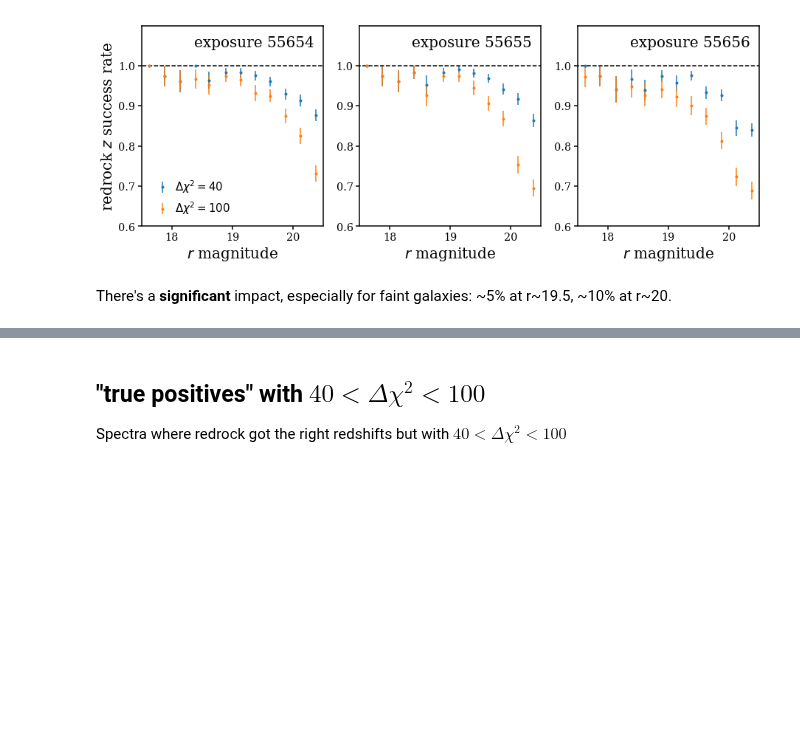
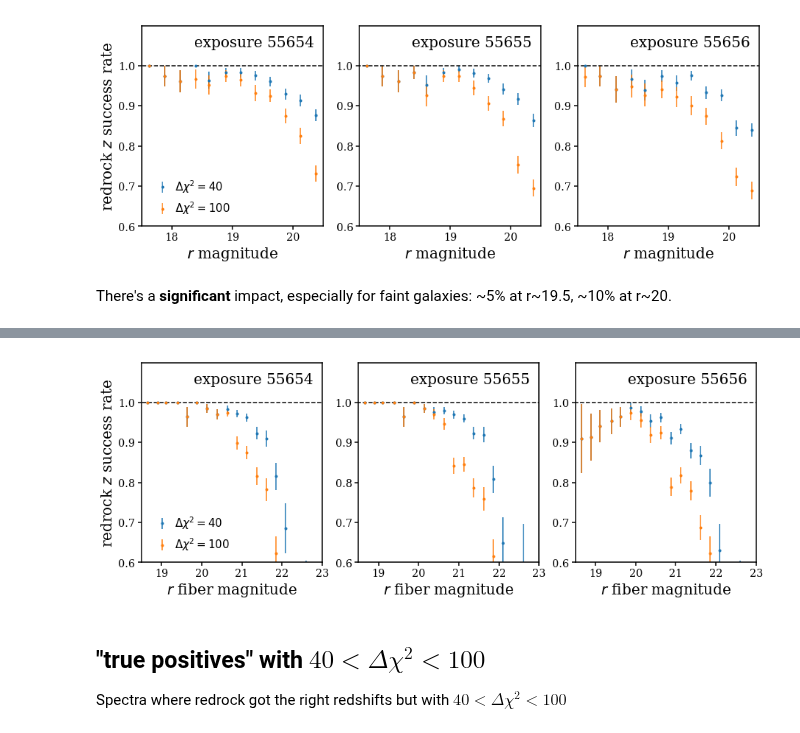
Before and after one commit to desi-bgs/feasiBGS, a Jupyter notebook: notebook/cmx/cmx_dchi2.ipynb, the cells around one changed output, grey strips where cells are left out. Saved outputs shown, nothing was run; the diff lists cells and outputs as text; code cells hidden in the pictures; blank space fills up the shorter version.

Commit message:
z success w.r.t. fiber magnitude' for different dchi2 threshold

```diff
--- a/notebook/cmx/cmx_dchi2.ipynb
+++ b/notebook/cmx/cmx_dchi2.ipynb
@@ -214,3 +214,90 @@ for i_exp, expid in enumerate(expids):
 [figure]
 # %% [markdown]
 There's a **significant** impact, especially for faint galaxies: ~5% at r~19.5, ~10% at r~20.
+# %%
+fig = plt.figure(figsize=(15,5))
+
+
+expids = np.unique([int(fcoadd.split('-')[-1].replace('.fits', '')) for fcoadd in glob.glob(os.path.join(dir_coadd, 'coadd-66003-20200315-*.fits'))])
+for i_exp, expid in enumerate(expids):
+    print('--- %i ---' % expid)
+    petals = np.unique([int(fcoadd.split('-')[-2]) for fcoadd in glob.glob(os.path.join(dir_coadd, 'coadd-66003-20200315-*%i.fits' % expid))])
+
+    # compile coadds from the petals
+    n_bgs = 0
+    ids, fluxes, rmags, rfibs, z_rrs, zwarns, chi2s, dchi2s = [], [], [], [], [], [], [], []
+    for petal in petals:
+        # read coadd file
+        f_coadd = os.path.join(dir_coadd, 'coadd-66003-20200315-%i-%s.fits' % (petal, str(expid).zfill(8)))
+        coadd = fitsio.read(f_coadd)
+
+        coadd_wave = fitsio.read(f_coadd, ext=2)
+        coadd_flux = fitsio.read(f_coadd, ext=3)
+
+        # read zbest files
+        f_zbest = f_coadd.replace('coadd-', 'zbest-')
+        zbest = fitsio.read(f_zbest)
+
+        # only keep BGS targets
+        is_BGS  = (coadd['CMX_TARGET'] & cmx_targetmask.cmx_mask.mask('SV0_BGS')) != 0
+        # remove galaxies with no flux...
+        gal_cut = np.ones(len(coadd['CMX_TARGET'])).astype(bool)#is_BGS & (np.sum(coadd_flux, axis=1) != 0)
+        n_bgs += np.sum(gal_cut)
+
+        fluxes.append(coadd_flux[gal_cut,:])
+
+        ids.append(coadd['TARGETID'][gal_cut])
+
+        rmags.append(22.5 - 2.5 * np.log10(coadd['FLUX_R'][gal_cut]))
+        rfibs.append(22.5 - 2.5 * np.log10(coadd['FIBERFLUX_R'][gal_cut]))
+
+        z_rrs.append(zbest['Z'][gal_cut])
+        zwarns.append(zbest['ZWARN'][gal_cut])
+
+        chi2s.append(zbest['CHI2'][gal_cut])
+        dchi2s.append(zbest['DELTACHI2'][gal_cut])
+
+    ids = np.concatenate(ids)
+
+    # match VI targets to coadd targets
+    _, m_vi, _m_coadd = np.intersect1d(vi_id, ids, return_indices=True)
+    isort = np.argsort(m_vi)
+    m_coadd = _m_coadd[isort]
+    assert np.array_equal(m_vi[isort], np.arange(len(vi_id)))
+    print('  %i of %i BGS targets have matches to VI' % (len(m_vi), n_bgs))
+    assert np.array_equal(vi_id, ids[m_coadd])
+
+    fluxes = np.concatenate(fluxes, axis=0)[m_coadd]
+    rmags = np.concatenate(rmags)[m_coadd]
+    rfibs = np.concatenate(rfibs)[m_coadd]
+
+    z_rrs = np.concatenate(z_rrs)[m_coadd]
+    zwarns = np.concatenate(zwarns)[m_coadd]
+
+    chi2s = np.concatenate(chi2s)[m_coadd]
+    dchi2s = np.concatenate(dchi2s)[m_coadd]
+
+    zs_dchi2_40 = zsuccess(z_rrs, ztrue, zwarns, deltachi2=dchi2s, min_deltachi2=40)
+    zs_dchi2_100 = zsuccess(z_rrs, ztrue, zwarns, deltachi2=dchi2s, min_deltachi2=100)
+
+    print('  %i successful r_fib < 21 redshifts delta chi2=40' % np.sum(zs_dchi2_40 & (rfibs < 21.)))
+    print('  %i successful r_fib < 21 redshifts delta chi2=100' % np.sum(zs_dchi2_100 & (rmags < 21.)))
+
+    sub = fig.add_subplot(1,3,i_exp+1)
+
+    sub.plot([16, 25], [1.0, 1.0], c='k', ls='--')
+    wmean, rate, err_rate = zsuccess_rate(rfibs, zs_dchi2_40, range=[17,24], nbins=28, bin_min=10)
+    sub.errorbar(wmean, rate, err_rate, fmt='.C0', label=r'$\Delta \chi^2 = 40$')
+    wmean, rate, err_rate = zsuccess_rate(rfibs, zs_dchi2_100, range=[17,24], nbins=28, bin_min=10)
+    sub.errorbar(wmean, rate, err_rate, fmt='.C1', label=r'$\Delta \chi^2 = 100$')
+    sub.set_xlabel(r'$r$ fiber magnitude', fontsize=20)
+    sub.set_xlim(18.5, 23)
+    sub.text(0.95, 0.95, 'exposure %i' % expid, transform=sub.transAxes, fontsize=20, ha='right', va='top')
+
+    if i_exp == 0:
+        sub.set_ylabel(r'redrock $z$ success rate', fontsize=20)
+        sub.legend(loc='lower left', handletextpad=0.1, fontsize=15)
+
+    sub.set_ylim([0.6, 1.1])
+    sub.set_yticks([0.6, 0.7, 0.8, 0.9, 1.])
+# %% [output]
@@ -217,3 +316,4 @@ There's a **significant** impact, especially for faint galaxies: ~5% at r~19.5,
+[figure, added]
 # %% [markdown]
 ## "true positives" with $40 < \Delta \chi^2 < 100$
 Spectra where redrock got the right redshifts but with $40 < \Delta \chi^2 < 100$
```
Also changed, not shown: parts of 1 cell of this notebook.
